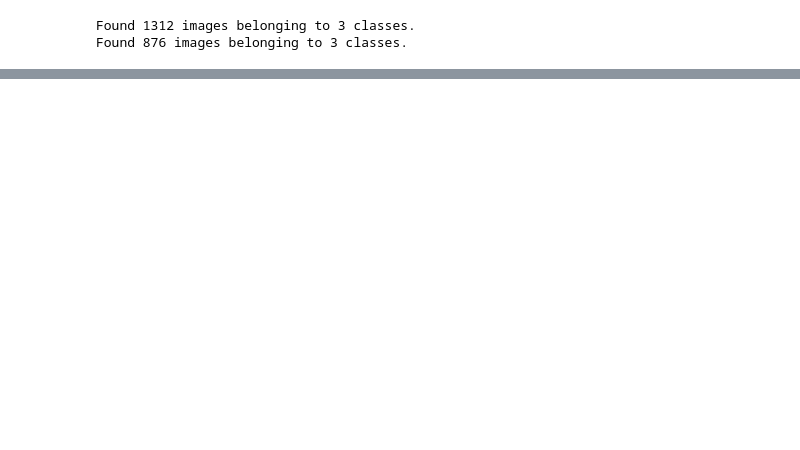
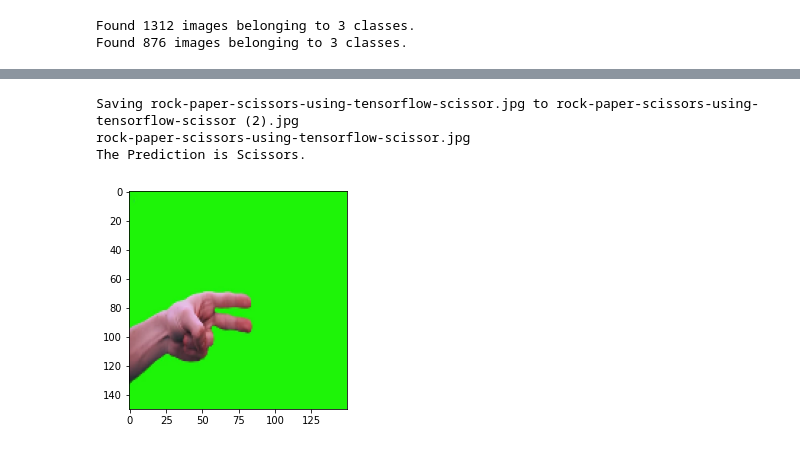
Before and after one commit to mashumabduljabbar/portfolio-data-science, a Jupyter notebook: rock-paper-scissors-using-tensorflow.ipynb, the cells around one changed output, grey strips where cells are left out. Drawn from its saved outputs; the diff is of its cells as text; code cells hidden in the pictures; blank space fills up the shorter version.

Commit message:
Update Script and Image

```diff
--- a/rock-paper-scissors-using-tensorflow.ipynb
+++ b/rock-paper-scissors-using-tensorflow.ipynb
@@ -254,0 +253,24 @@ rock
+# %%
+# Criteria: Can predict images uploaded to Colab
+%matplotlib inline
+
+uploaded = files.upload()
+
+for fn in uploaded.keys():
+  path = fn
+  gambar = image.load_img(path, target_size =(150,150))
+  imgplot = plt.imshow(gambar)
+  x = image.img_to_array(gambar)
+  x = np.expand_dims(x, axis=0)
+
+  gambar_prediksi = np.vstack([x])
+  classes = model_sequential.predict(gambar_prediksi, batch_size=10)
+
+  print(fn)
+  if classes[0,0]!=0:
+    print('The Prediction is Rock.')
+  elif classes[0,1]!=0:
+    print('The Prediction is Paper.')
+  else:
+    print('The Prediction is Scissors.')
+# %% [output]
@@ -254,0 +278,4 @@ rock
+Saving rock-paper-scissors-using-tensorflow-scissor.jpg to rock-paper-scissors-using-tensorflow-scissor (2).jpg
+rock-paper-scissors-using-tensorflow-scissor.jpg
+The Prediction is Scissors.
+[figure, added]
```
Also changed, not shown: parts of 8 cells of this notebook.
